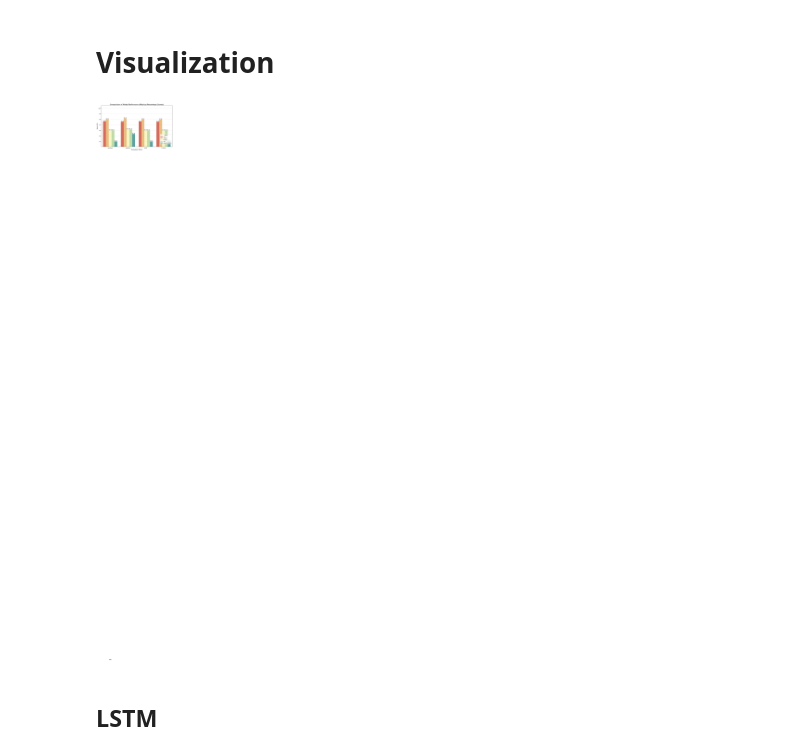
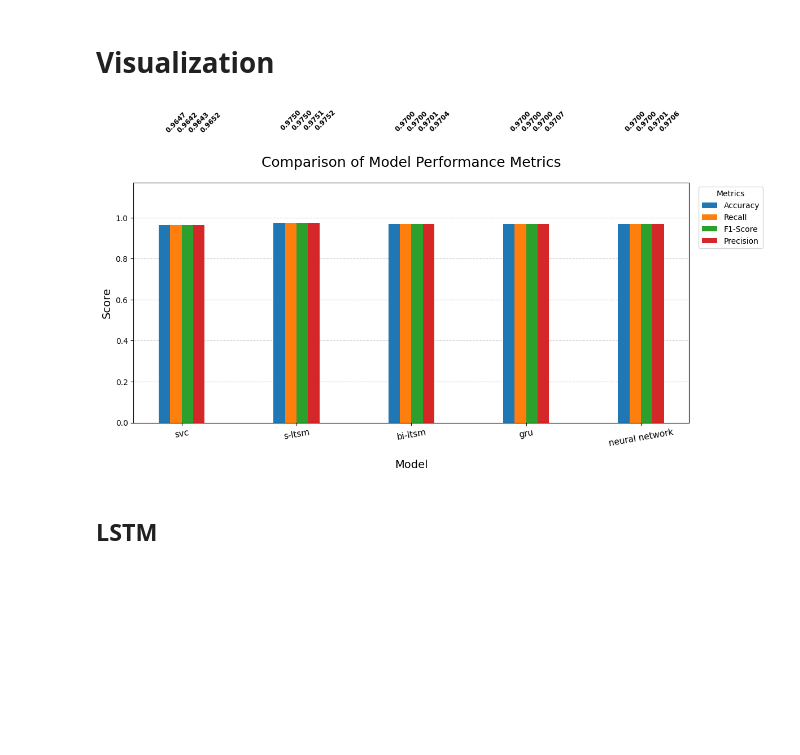
Before and after one commit to NawfalHadi/suspicious_detection, a Jupyter notebook: code/workflow/2_training.ipynb, the cells around one changed output. Drawn from its saved outputs; the diff is of its cells as text; code cells hidden in the pictures; blank space fills up the shorter version.

Commit message:
model : retrain the v2

```diff
--- a/code/workflow/2_training.ipynb
+++ b/code/workflow/2_training.ipynb
@@ -771,0 +977,11 @@ weighted avg     0.9618    0.9600    0.9599        50
+# %%
+print("--- Model Metrics ---")
+for item in metrics_list:
+    # Get the model name and its metrics dictionary
+    model_name = list(item.keys())[0]
+    metrics = item[model_name]
+
+    # Print the model name and metrics dictionary
+    print(f"**{model_name.upper()} Metrics:**")
+    print(metrics)
+    print("-" * 25)
@@ -951,66 +1181,70 @@ weighted avg     0.9538    0.9400    0.9412        50
 # %% [markdown]
 # Visualization
 # %%
+# --- Data Processing ---
 records = []
 for model_dict in metrics_list:
     for model_name, metrics in model_dict.items():
-        # Convert scores to percentages (e.g., 0.97 -> 97.00)
-        for key in metrics:
-            metrics[key] *= 100
         record = {'Model': model_name}
         record.update(metrics)
         records.append(record)
 
 df = pd.DataFrame(records)
 
-#creating grouped bar charts using seaborn
-df_long = df.melt(
-    id_vars='Model',
-    value_vars=['accuracy', 'precision', 'recall', 'f1-score'],
-    var_name='Metric',
-    value_name='Score'
-)
+df.rename(columns={
+    'accuracy': 'Accuracy',
+    'precision': 'Precision',
+    'recall': 'Recall',
+    'f1-score': 'F1-Score'
+}, inplace=True)
 
-plt.figure(figsize=(12, 7))
+# --- Plotting Setup ---
+metrics = ['Accuracy', 'Recall', 'F1-Score', 'Precision']
+x = np.arange(len(df['Model'])) # Label locations (0, 1, 2, ...)
+width = 0.1 # Width of the individual bars
 
-# Use 'Metric' for the x-axis, and 'Model' for the hue (side-by-side bars)
-sns.barplot(
-    x='Metric',
-    y='Score',
-    hue='Model',
-    data=df_long,
-    palette='Spectral' # Choose a color palette for distinct model colors
-)
+fig, ax = plt.subplots(figsize=(12, 7))
 
-# 4. Add labels, title, and formatting
-plt.title('Comparison of Model Performance Metrics (Percentage Scores)', fontsize=16)
-plt.xlabel('Evaluation Metric', fontsize=12)
-plt.ylabel('Score (%)', fontsize=12)
+# --- Plotting and Labeling Bars ---
+max_score = df[metrics].max().max()
 
-# Adjust y-axis limits for better visual comparison
-min_score = df_long['Score'].min() * 0.99
-plt.ylim(min_score, 100.5)
+for i, metric in enumerate(metrics):
+    # Plot the bars and store the BarContainer object in 'bars'
+    bars = ax.bar(x + i * width, df[metric], width, label=metric)
 
-# Add value labels on top of the bars
-for p in plt.gca().patches:
-    score = p.get_height()
-    if not np.isnan(score):
-        plt.gca().text(
-            p.get_x() + p.get_width() / 2.,
-            score,
-            f'{score:.2f}',
-            fontsize=9,
+    # Add the numerical value above each bar
+    for bar in bars:
+        height = bar.get_height()
+        ax.text(
+            bar.get_x() + bar.get_width() / 2,  # X position (center of the bar)
+            height + 0.05,                      # Y position (increased offset to account for rotation)
+            f'{height:.4f}',                    # Text value (reduced to two decimal places)
+            ha='left',                          # Horizontal alignment set to 'left' for rotation pivot
+            va='center',                        # Vertical alignment set to 'center'
+            rotation=45,                        # ROTATE THE TEXT 45 DEGREES
+            fontsize=8.5,                       # Smaller font size
             color='black',
-            ha='center',
-            va='bottom'
+            fontweight='bold'
         )
 
-# Move legend to a convenient spot
-plt.legend(title='Model', loc='lower right', bbox_to_anchor=(1.0, 0.05))
-plt.grid(axis='y', linestyle='--', alpha=0.7)
+# --- Chart Customization ---
+ax.set_xlabel('Model', fontsize=14, labelpad=15)
+ax.set_ylabel('Score', fontsize=14)
+ax.set_title('Comparison of Model Performance Metrics', fontsize=18, pad=20)
+ax.set_xticks(x + width * 1.5) # Center the ticks under the group of bars
+ax.set_xticklabels(df['Model'], rotation=10, ha='center', fontsize=11)
+ax.legend(loc='upper left', bbox_to_anchor=(1.01, 1), title="Metrics")
+
+# Adjust Y-limit to make space for the labels
+# Sets y-limit slightly higher than the highest score found in the data
+ax.set_ylim(0, max_score * 1.2) # Increased Y-limit slightly more for rotated labels
+
+ax.grid(axis='y', linestyle='--', alpha=0.6)
+ax.set_axisbelow(True) # Put grid lines behind the bars
 plt.tight_layout()
+plt.show()
 # %% [output]
-[figure, old version]
+[figure, new version]
 # %% [markdown]
 ## LSTM
 # %%
```
Also changed, not shown: parts of 22 cells of this notebook, 7 other files.
